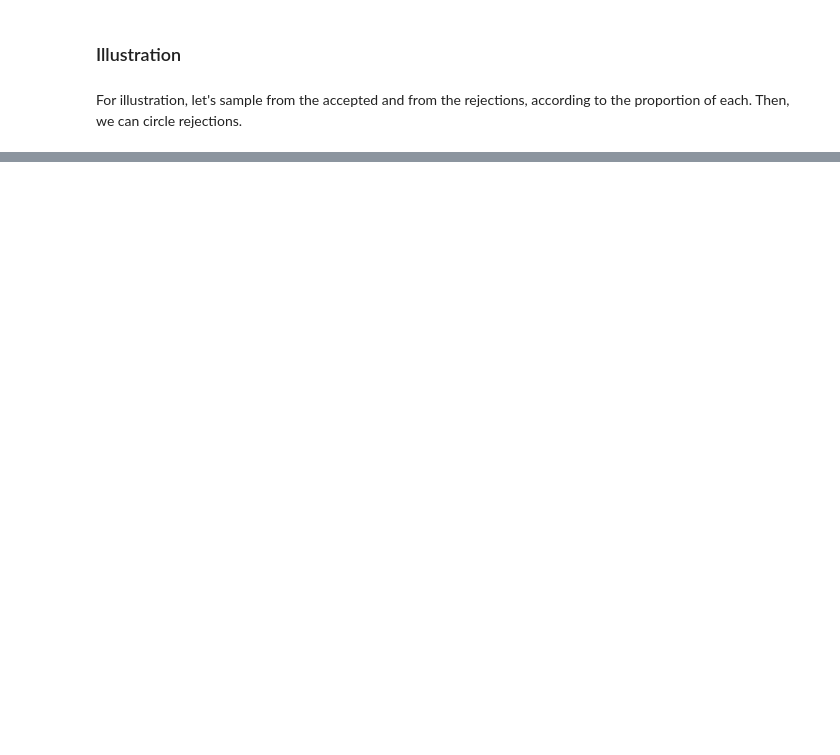
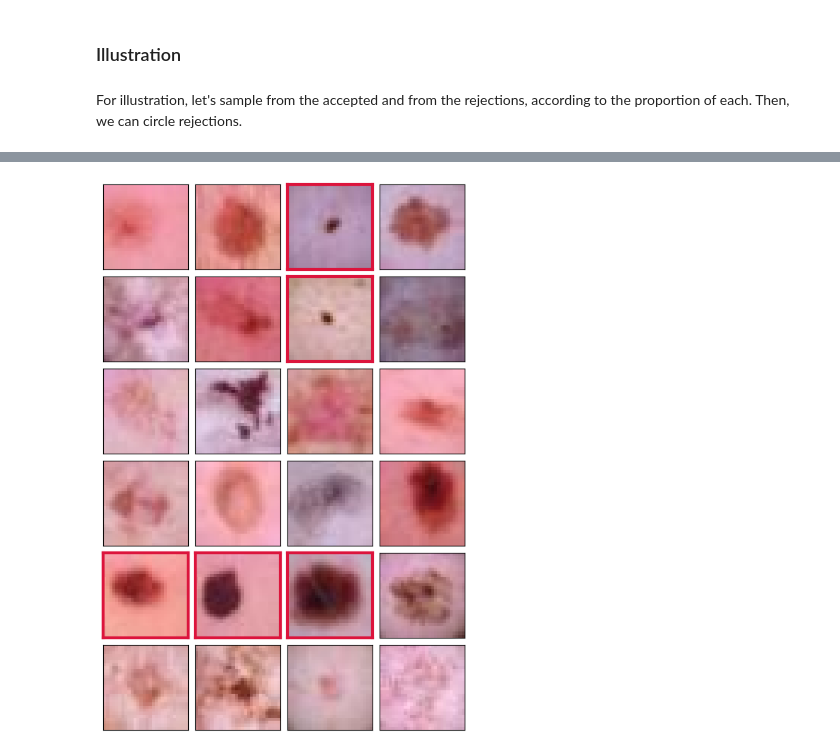
Before and after one commit to SPKS23/Bachlor, a Jupyter notebook: Soren/Adadetect/mnist.ipynb, the cells around one changed output, grey strips where cells are left out. Cells and saved outputs as stored; diff of their text form; code cells hidden in the pictures; blank space fills up the shorter version.

```diff
--- a/Soren/Adadetect/mnist.ipynb
+++ b/Soren/Adadetect/mnist.ipynb
@@ -320,6 +371,6 @@ print(len(rej_set), len(test_dataset))
 # %%
 #idx_rej = test_idx[rej_set]
-idx_rej = rej_set
+idx_rej = rej_set[-1]
 
 idx_acc = np.setdiff1d(np.arange(len(test_dataset)), idx_rej)
 sample_rej = np.random.choice(idx_rej, replace=False, size=10)
@@ -357,0 +409,33 @@ plt.show()
+# %%
+# Visualize rejection results with proper colored image display
+images = []
+for i in samples:
+    img = test_dataset[i][0]  # Get full image (all channels)
+    images.append(img)
+
+fig = plt.figure(figsize=(10, 8))
+grid = ImageGrid(fig, 111,
+                 nrows_ncols=(6, 4),
+                 axes_pad=0.1)
+
+for ax, idx, img in zip(grid, samples, images):
+    # Handle both RGB and grayscale
+    if img.shape[0] == 3:  # RGB image
+        ax.imshow(img.permute(1, 2, 0).numpy())
+    else:  # Grayscale image
+        ax.imshow(img.squeeze().numpy(), cmap='gray')
+
+    ax.tick_params(bottom=False, top=False, left=False, right=False,
+                  labelbottom=False, labeltop=False, labelleft=False, labelright=False)
+
+    # Color border red/crimson if in rejection set
+    if idx in idx_rej:
+        for spine in ax.spines.values():
+            spine.set_edgecolor('crimson')
+            spine.set_linewidth(3)
+            spine.set_visible(True)
+
+plt.tight_layout()
+plt.show()
+# %% [output]
+[figure, added]
```
Also changed, not shown: parts of 11 cells of this notebook.
